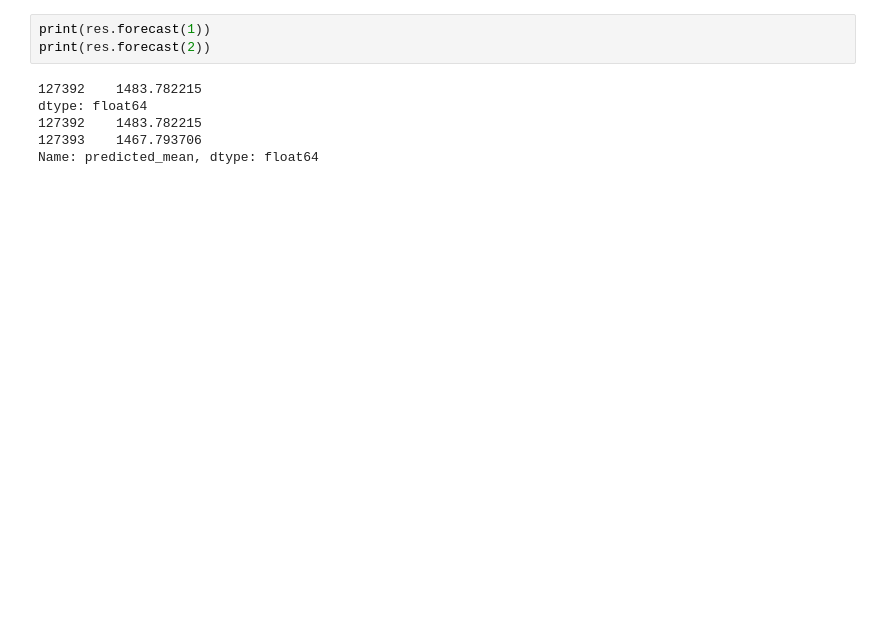
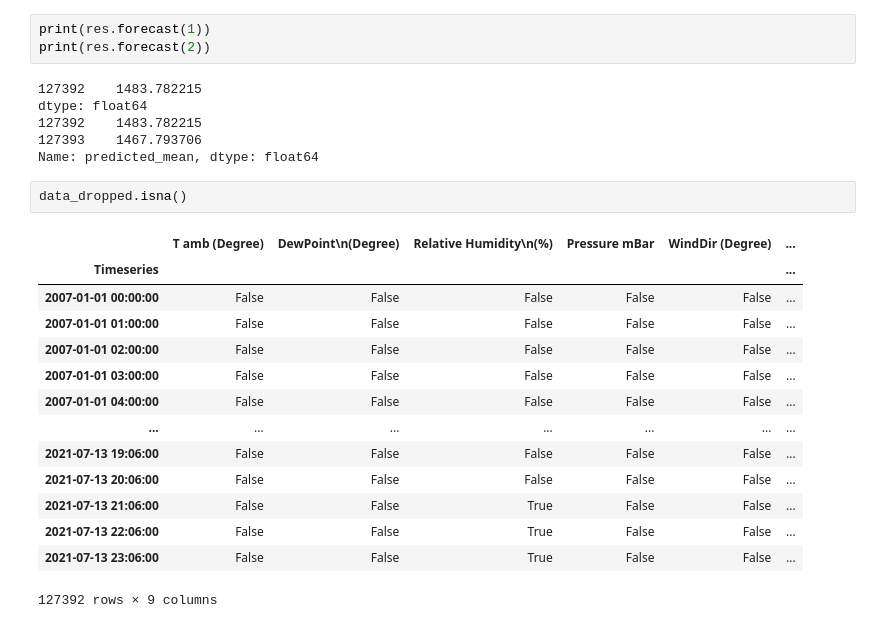
Before and after one commit to bthndmn12/DemoSrimaxArimaxDataVisualization, a Jupyter notebook: Untitled.ipynb, the cells around one changed output. Saved outputs shown, nothing was run; the diff lists cells and outputs as text; blank space fills up the shorter version.

```diff
--- a/Untitled.ipynb
+++ b/Untitled.ipynb
@@ -116,3 +116,20 @@ dtype: float64
 127392    1483.782215
 127393    1467.793706
 Name: predicted_mean, dtype: float64
+# %%
+data_dropped.isna()
+# %% [output]
+|  | T amb (Degree) | DewPoint\n(Degree) | Relative Humidity\n(%) | Pressure mBar | WindDir (Degree) | ... |
+| Timeseries |  |  |  |  |  | ... |
+| 2007-01-01 00:00:00 | False | False | False | False | False | ... |
+| 2007-01-01 01:00:00 | False | False | False | False | False | ... |
+| 2007-01-01 02:00:00 | False | False | False | False | False | ... |
+| 2007-01-01 03:00:00 | False | False | False | False | False | ... |
+| 2007-01-01 04:00:00 | False | False | False | False | False | ... |
+| ... | ... | ... | ... | ... | ... | ... |
+| 2021-07-13 19:06:00 | False | False | False | False | False | ... |
+| 2021-07-13 20:06:00 | False | False | False | False | False | ... |
+| 2021-07-13 21:06:00 | False | False | True | False | False | ... |
+| 2021-07-13 22:06:00 | False | False | True | False | False | ... |
+| 2021-07-13 23:06:00 | False | False | True | False | False | ... |
+127392 rows × 9 columns
```
Also changed, not shown: parts of 12 cells of this notebook, 1 other file.
